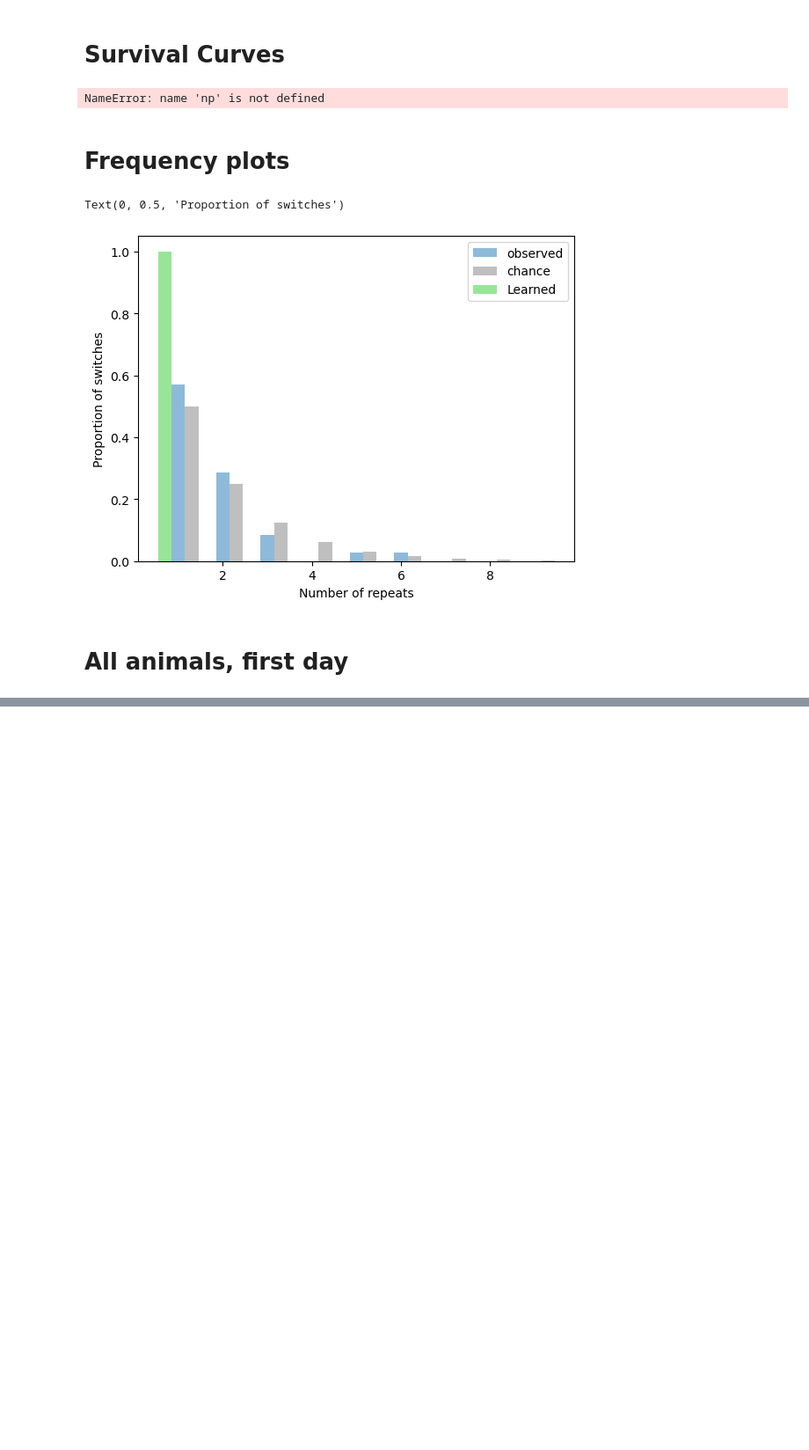
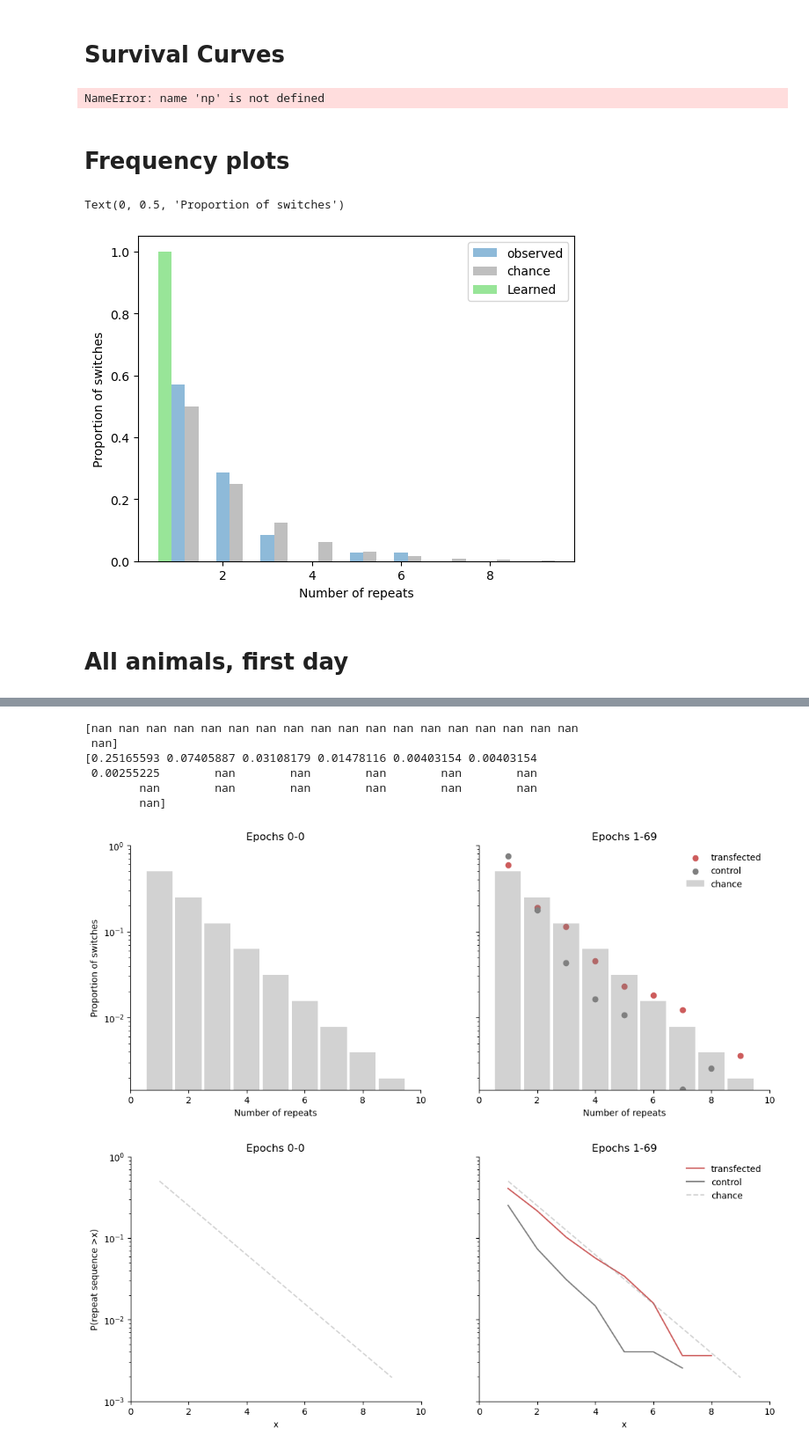
Before and after one commit to LorenFrankLab/ms_stim_analysis, a Jupyter notebook: Behavior/outbound_error_repeats.ipynb, the cells around one changed output, grey strips where cells are left out. Shown at 88% size. Saved outputs shown, nothing was run; the diff lists cells and outputs as text; code cells hidden in the pictures; blank space fills up the shorter version.

```diff
--- a/Behavior/outbound_error_repeats.ipynb
+++ b/Behavior/outbound_error_repeats.ipynb
@@ -162,0 +262,72 @@ Text(0, 0.5, 'Proportion of switches')
+# %%
+fig, ax_list = plt.subplots(ncols=2, figsize=(13, 5), sharey=True)
+for i, ax in enumerate(ax_list):
+    val = pooled_results[i]['transfected']
+    val = val/np.sum(val)
+    ax.scatter(np.arange(1, 20),val,color=transfection_style['transfected'],label='transfected')
+    val = pooled_results[i]['control']
+    val = val/np.sum(val)
+    ax.scatter(np.arange(1, 20),val,color=transfection_style['control'],label='control')
+    ax.set_yscale('log')
+
+    x_chance = np.arange(1, 10)
+    survival_chance = 0.5 ** (x_chance)  # * x_chance
+    ax.bar(
+        x_chance,
+        survival_chance,
+        alpha=0.35,
+        facecolor="grey",
+        width=0.9,
+        label="chance",
+    )
+    ax.set_xlabel("Number of repeats")
+    ax.spines[["top", "right"]].set_visible(False)
+    ax.set_title(f"Epochs {epochs_list[i][0]}-{epochs_list[i][-1]}")
+    ax_list[0].set_ylabel("Proportion of switches")
+    ax_list[1].legend(frameon=False)
+    plt.rcParams['svg.fonttype'] = 'none'
+
+    ax.set_xlim(0, 10)
+
+plt.rcParams['svg.fonttype'] = 'none'
+fig.savefig('./Plots/fens_2024/behavior_repeats_pooled.svg',format='svg')
+fig, ax_list = plt.subplots(ncols=2, figsize=(13, 5), sharey=True)
+for i, ax in enumerate(ax_list):
+    val = pooled_results[i]['transfected']
+    val = val/np.sum(val)
+    val = 1 - np.cumsum(val)
+    val[val<1e-10] = np.nan
+    ax.plot(np.arange(1, 20),val,color=transfection_style['transfected'],label='transfected')
+    val = pooled_results[i]['control']
+    val = val/np.sum(val)
+    val = 1 - np.cumsum(val)
+    val[val<1e-10] = np.nan
+    ax.plot(np.arange(1, 20),val,color=transfection_style['control'],label='control')
+    ax.set_yscale('log')
+    print(val)
+
+    x_chance = np.arange(1, 10)
+    survival_chance = 0.5 ** (x_chance)  # * x_chance
+    survival_chance = 1-np.cumsum(survival_chance)
+    ax.plot(
+        x_chance,
+        survival_chance,
+        alpha=0.35,
+        color="grey",
+        # width=0.9,
+        label="chance",
+        ls='--'
+    )
+    ax.set_xlabel("x")
+    ax.spines[["top", "right"]].set_visible(False)
+    ax.set_title(f"Epochs {epochs_list[i][0]}-{epochs_list[i][-1]}")
+    ax_list[0].set_ylabel("P(repeat sequence >x)")
+    ax_list[1].legend(frameon=False)
+    plt.rcParams['svg.fonttype'] = 'none'
+
+    ax.set_xlim(0, 10)
+
+ax.set_ylim(1e-3,1)
+plt.rcParams['svg.fonttype'] = 'none'
+# fig.savefig('./Plots/fens_2024/behavior_survival_curve_pooled.svg',format='svg')
+# %% [output]
@@ -162,0 +336,8 @@ Text(0, 0.5, 'Proportion of switches')
+[nan nan nan nan nan nan nan nan nan nan nan nan nan nan nan nan nan nan
+ nan]
+[0.25165593 0.07405887 0.03108179 0.01478116 0.00403154 0.00403154
+ 0.00255225        nan        nan        nan        nan        nan
+        nan        nan        nan        nan        nan        nan
+        nan]
+[figure, added]
+[figure, added]
```
Also changed, not shown: parts of 8 cells of this notebook, 1 other file.
